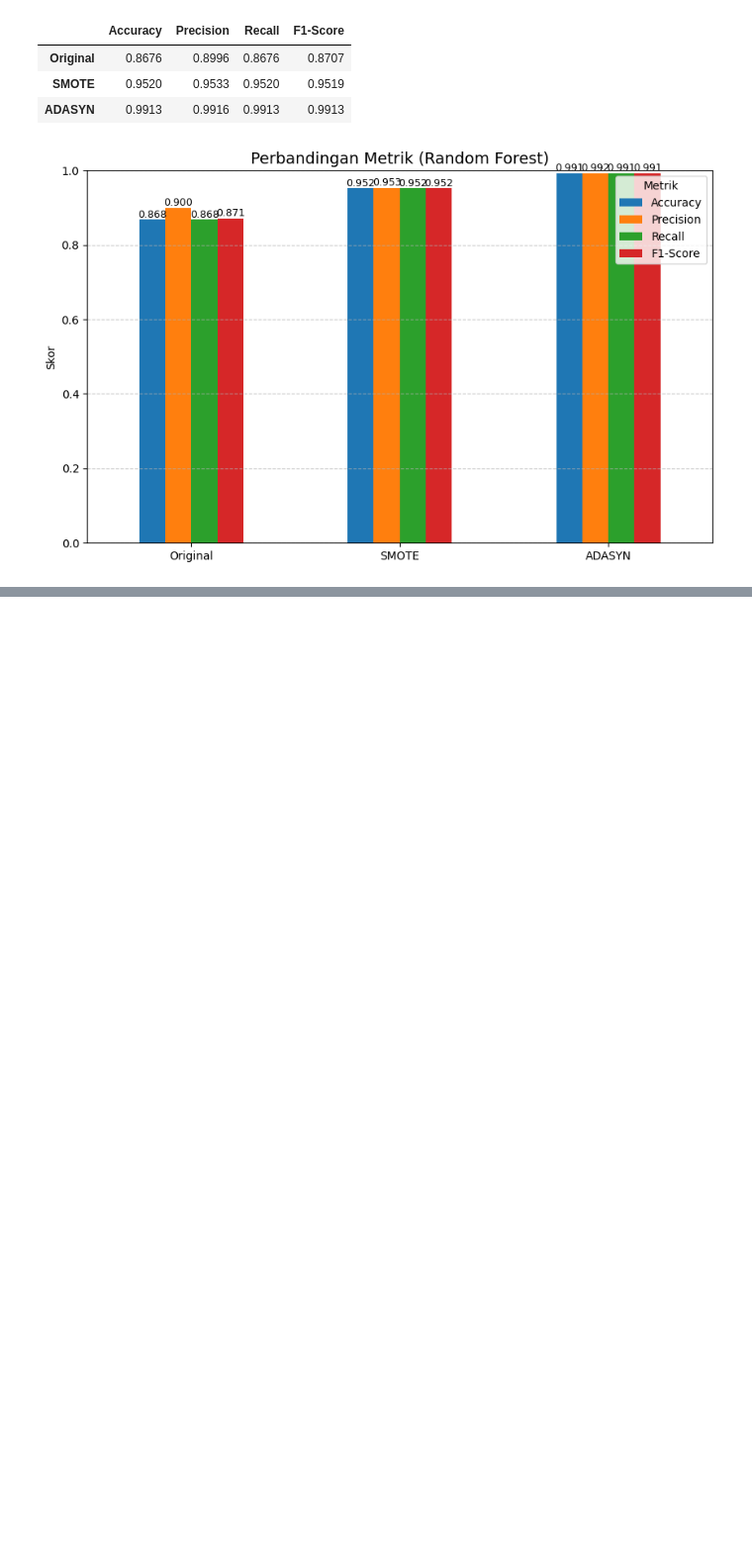
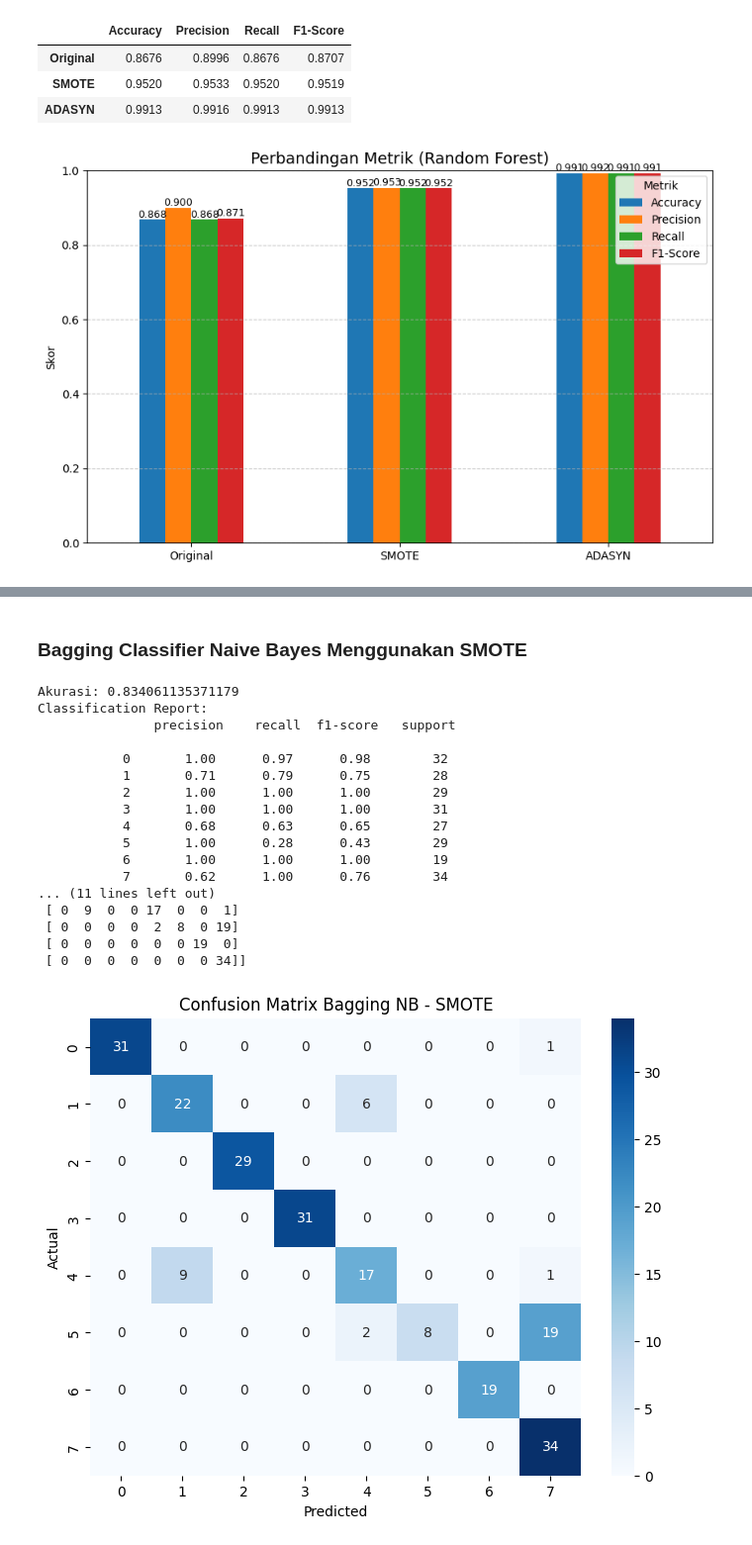
Before and after one commit to AqbilBarakaa/psd, a Jupyter notebook: psd/_build/jupyter_execute/Modeling.ipynb, the cells around one changed output, grey strips where cells are left out. Shown at 99% size. Cells and saved outputs as stored; diff of their text form; code cells hidden in the pictures; blank space fills up the shorter version.

```diff
--- a/psd/_build/jupyter_execute/Modeling.ipynb
+++ b/psd/_build/jupyter_execute/Modeling.ipynb
@@ -955,0 +1115,51 @@ plt.show()
+# %% [markdown]
+### Bagging Classifier Naive Bayes Menggunakan SMOTE
+# %%
+smote = SMOTE(random_state=42, k_neighbors=1)
+X_smote, y_smote = smote.fit_resample(X_scaled, y_enc)
+
+X_train_smote, X_test_smote, y_train_smote, y_test_smote = train_test_split(
+    X_smote, y_smote, test_size=0.2, random_state=42
+)
+
+model = GaussianNB()
+
+bagging = BaggingClassifier(estimator=model, n_estimators=100, random_state=42)
+bagging.fit(X_train_smote, y_train_smote)
+
+prediksi = bagging.predict(X_test_smote)
+print("Akurasi:", accuracy_score(y_test_smote, prediksi))
+acc_smote_nb_bag = accuracy_score(y_test_smote, prediksi)
+print("Classification Report:\n", classification_report(y_test_smote, prediksi, zero_division=0))
+
+# Confusion Matrix - Bagging NB SMOTE
+cm_bagging_nb_smote = confusion_matrix(y_test_smote, prediksi)
+print("\nConfusion Matrix - Bagging NB SMOTE:")
+print(cm_bagging_nb_smote)
+plt.figure(figsize=(8, 6))
+sns.heatmap(cm_bagging_nb_smote, annot=True, fmt='d', cmap='Blues',
+            xticklabels=labels,
+            yticklabels=labels)
+plt.title('Confusion Matrix Bagging NB - SMOTE')
+plt.xlabel('Predicted')
+plt.ylabel('Actual')
+plt.show()
+# %% [output]
+Akurasi: 0.834061135371179
+Classification Report:
+               precision    recall  f1-score   support
+
+           0       1.00      0.97      0.98        32
+           1       0.71      0.79      0.75        28
+           2       1.00      1.00      1.00        29
+           3       1.00      1.00      1.00        31
+           4       0.68      0.63      0.65        27
+           5       1.00      0.28      0.43        29
+           6       1.00      1.00      1.00        19
+           7       0.62      1.00      0.76        34
+... (11 lines left out)
+ [ 0  9  0  0 17  0  0  1]
+ [ 0  0  0  0  2  8  0 19]
+ [ 0  0  0  0  0  0 19  0]
+ [ 0  0  0  0  0  0  0 34]]
+[figure, added]
```
Also changed, not shown: parts of 26 cells of this notebook, 20 other files.
